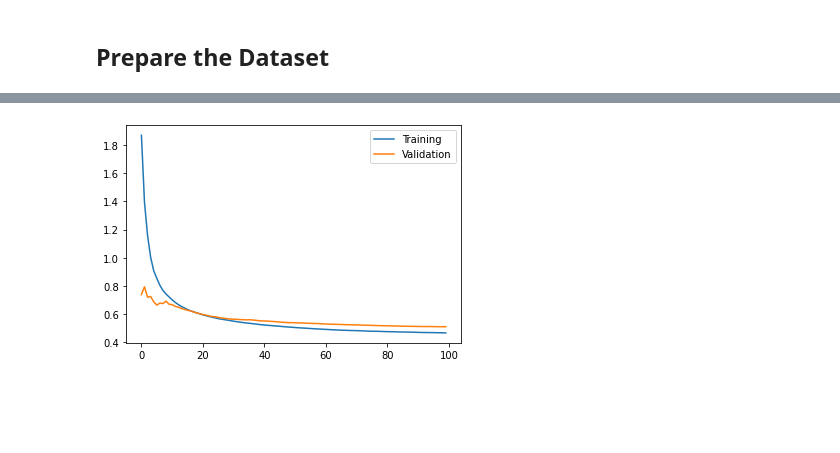
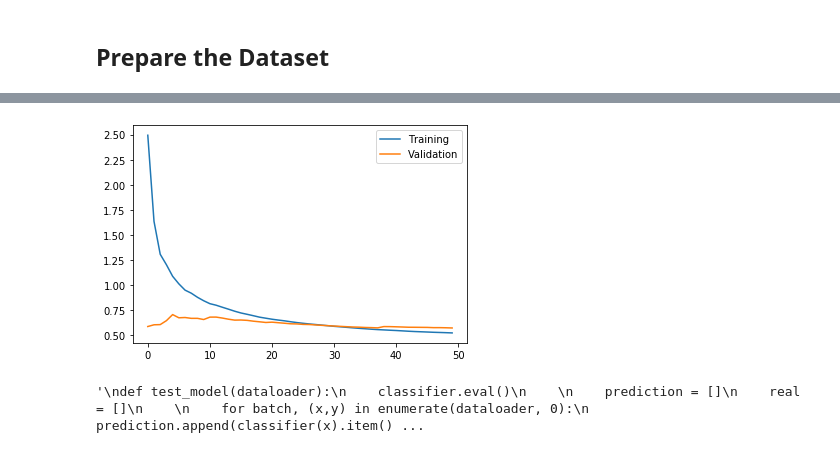
Before and after one commit to ladothlak/wine-toy-example, a Jupyter notebook: wine-notebook.ipynb, the cells around one changed output, grey strips where cells are left out. Cells and saved outputs as stored; diff of their text form; code cells hidden in the pictures; blank space fills up the shorter version.

```diff
--- a/wine-notebook.ipynb
+++ b/wine-notebook.ipynb
@@ -178,7 +182,7 @@ val_y = to_tensor(val_df['quality'])
 test_x = to_tensor(test_df.drop('quality', axis=1))
 test_y = to_tensor(test_df['quality'])
 # %%
-batch_size = 1
+batch_size = 8
 
 train_tensor = torch.utils.data.TensorDataset(train_x, train_y)
 train_loader = torch.utils.data.DataLoader(dataset = train_tensor, batch_size = batch_size, shuffle = True)
@@ -187,7 +191,7 @@ val_tensor = torch.utils.data.TensorDataset(val_x, val_y)
 val_loader = torch.utils.data.DataLoader(dataset = val_tensor, batch_size = batch_size, shuffle = True)
 
 test_tensor = torch.utils.data.TensorDataset(test_x, test_y)
-test_loader = torch.utils.data.DataLoader(dataset = test_tensor, batch_size = 1, shuffle = True)
+test_loader = torch.utils.data.DataLoader(dataset = test_tensor, batch_size = batch_size, shuffle = True)
 # %%
 import torch.nn as nn
 import torch.nn.functional as F
@@ -217,7 +221,7 @@ class DNN(nn.Module):
 
         x = self.fcn5(x)
 
-        x = x.view(-1)
+        x = x.view(-1).unsqueeze(0)
 
         return x
 # %%
@@ -244,7 +248,7 @@ def train(epochs, model):
 
             prediction = model(x)
 
-            loss = criterion(prediction, y)
+            loss = criterion(prediction, y.unsqueeze(0))
             loss.backward()
             optimizer.step()
 
@@ -257,7 +261,7 @@ def train(epochs, model):
 
                 other_prediction = model(x)
 
-                other_loss = criterion(other_prediction, y)
+                other_loss = criterion(other_prediction, y.unsqueeze(0))
 
                 other_batch_loss.append(other_loss.data.numpy())
 
@@ -280,6 +284,6 @@ def train(epochs, model):
 
     return model
 # %%
-classifier = train(100, DNN(200))
+classifier = train(50, DNN(200))
 # %% [output]
 Epoch: 10
@@ -305,5 +299,6 @@ Loss: 0.46574 ----> 0.46519
-[figure, old version]
+[figure, new version]
 # %%
+'''
 def test_model(dataloader):
     classifier.eval()
 
@@ -317,3 +312,9 @@ def test_model(dataloader):
                               np.array(prediction).reshape(-1,)])
 
     return dataframe.T
+
+prediction = test_model(test_loader)
+prediction
+'''
+# %% [output]
+'\ndef test_model(dataloader):\n    classifier.eval()\n    \n    prediction = []\n    real = []\n    \n    for batch, (x,y) in enumerate(dataloader, 0):\n        prediction.append(classifier(x).item() ...
```
Also changed, not shown: parts of 13 cells of this notebook.
